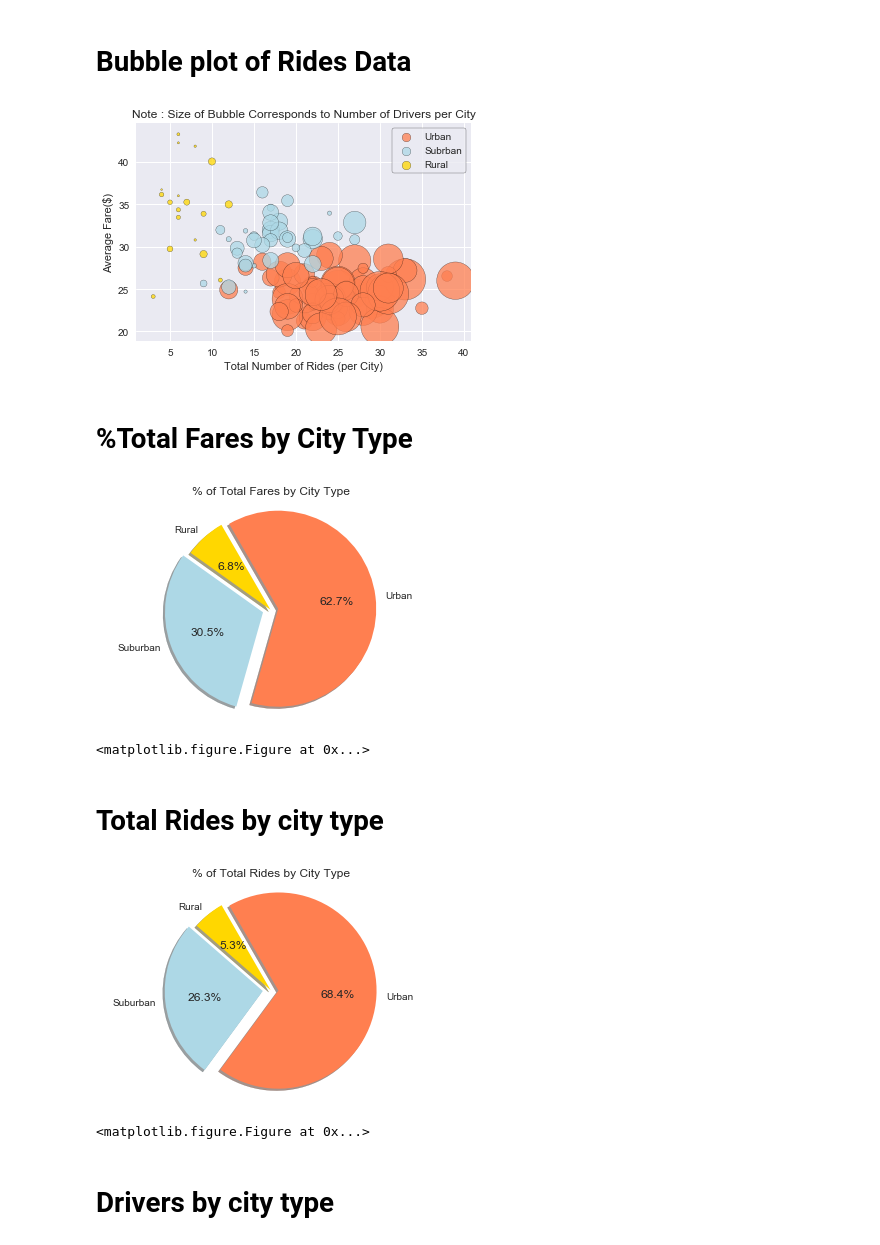
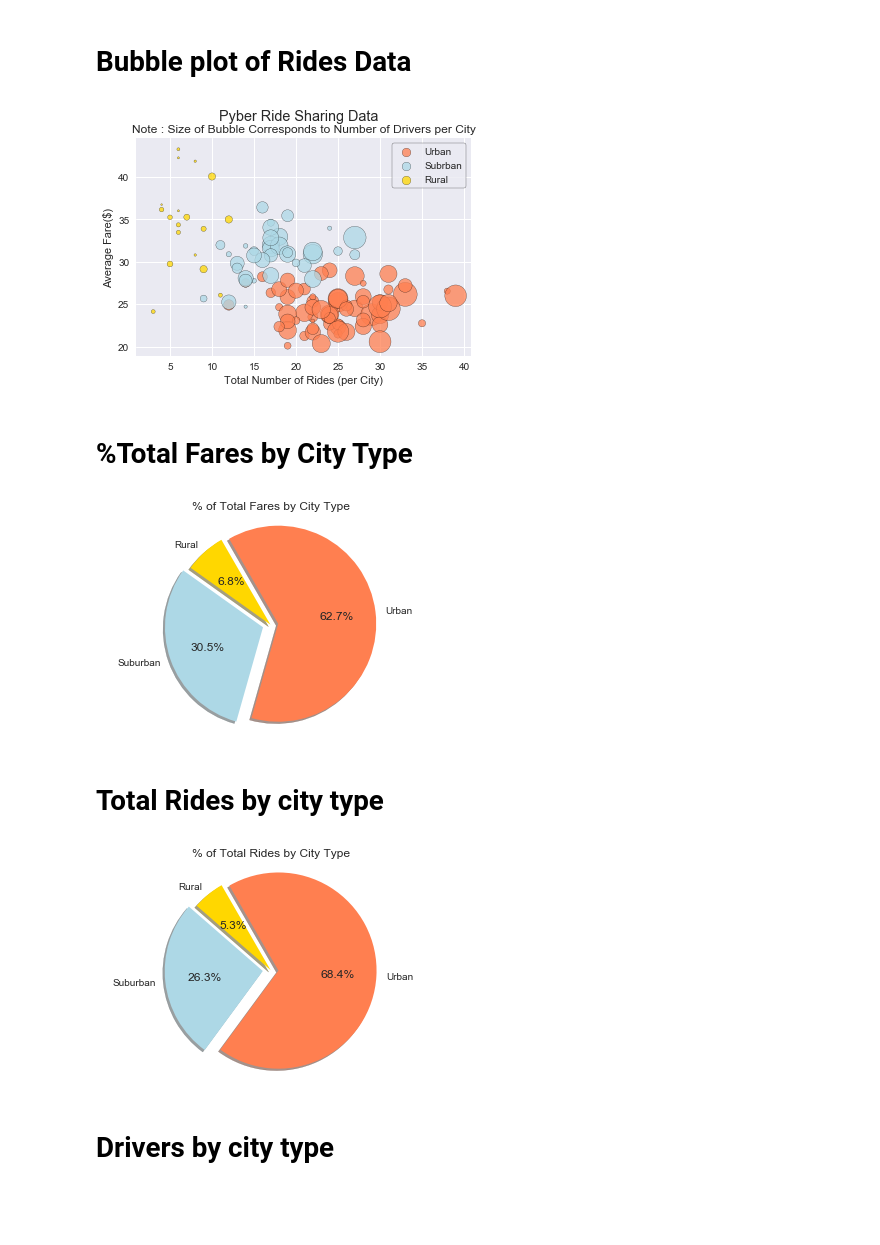
Before and after one commit to pvenk14/pythonchallenge, a Jupyter notebook: pyber/pyber_priya.ipynb, the cells around one changed output. Cells and saved outputs as stored; diff of their text form; code cells hidden in the pictures; blank space fills up the shorter version.

```diff
--- a/pyber/pyber_priya.ipynb
+++ b/pyber/pyber_priya.ipynb
@@ -32,21 +32,21 @@ combined_df.head()
 group_by_city = combined_df.groupby('city')
 
 # ride count per city
-rides_count = group_df['city'].count()
+rides_count = group_by_city['city'].count()
 
 # city by city type
 city_type = city_df.set_index('city')['type']
 
 # Avg fare calculation per city
-avg_fare = group_df['fare'].mean()
+avg_fare = group_by_city['fare'].mean()
 
 #driver count
-driver_count = group_df['driver_count'].sum()
+driver_count = group_by_city['driver_count'].sum()
 
 #create new data frame
 new_city_info = pd.DataFrame({"Number of Rides" : rides_count,
                            "Avg Fare" : avg_fare,
-                           "Number of Drivers": driver_city,
+                           "Number of Drivers": driver_count,
                            "type" : city_type})
 
 
@@ -68,35 +68,38 @@ suburban_df = new_city_info.loc[new_city_info['type']=="Suburban"]
 # %%
 # Create a scatter plot which compares rides to fare
 import seaborn as sns
-plt.scatter(urban_df['Number of Rides'],urban_df['Avg Fare'], s = urban_df['Number of Drivers']*0.75, marker = 'o',
+plt.scatter(urban_df['Number of Rides'],urban_df['Avg Fare'], s = urban_df['Number of Drivers']*0.25, marker = 'o',
                                        facecolors ='Coral', alpha =0.75, edgecolors ='black', label = 'Urban')
 
 
 plt.scatter(suburban_df['Number of Rides'],suburban_df['Avg Fare'], s = suburban_df['Number of Drivers']*0.75, marker = 'o',
                                        facecolors ='lightblue', alpha =0.75, edgecolors ='black', label = 'Subrban')
 
 plt.scatter(rural_df['Number of Rides'],rural_df['Avg Fare'], s = rural_df['Number of Drivers']*0.75, marker = 'o',
                                        facecolors ='Gold', alpha =0.75, edgecolors ='black', label = 'Rural')
 
 
 
-sns.set()
+
 
 #print scatter plot
+plt.suptitle('Pyber Ride Sharing Data')
 plt.title('Note : Size of Bubble Corresponds to Number of Drivers per City')
 plt.xlabel('Total Number of Rides (per City)')
 plt.ylabel('Average Fare($)')
 
 
+plt.grid(b=True, which='major', color='w', linewidth=1.0)
+plt.grid(b=True, which='minor', color='w', linewidth=0.5)
 
 lgnd = plt.legend(frameon = True, edgecolor = 'black')
 lgnd.legendHandles[0]._sizes = [75]
 lgnd.legendHandles[1]._sizes = [75]
 lgnd.legendHandles[2]._sizes = [75]
 
 plt.show()
 # %% [output]
-[figure, old version]
+[figure, new version]
 # %% [markdown]
 # %Total Fares by City Type
 # %%
@@ -123,7 +126,6 @@ plt.axis('equal')
 plt.show()
 # %% [output]
 [figure]
-<matplotlib.figure.Figure at 0x...>
 # %% [markdown]
 # Total Rides by city type
 # %%
@@ -148,7 +150,6 @@ plt.axis('equal')
 plt.show()
 # %% [output]
 [figure]
-<matplotlib.figure.Figure at 0x...>
 # %% [markdown]
 # Drivers by city type
 # %%
```
Also changed, not shown: parts of 1 cell of this notebook, 3 other files.
